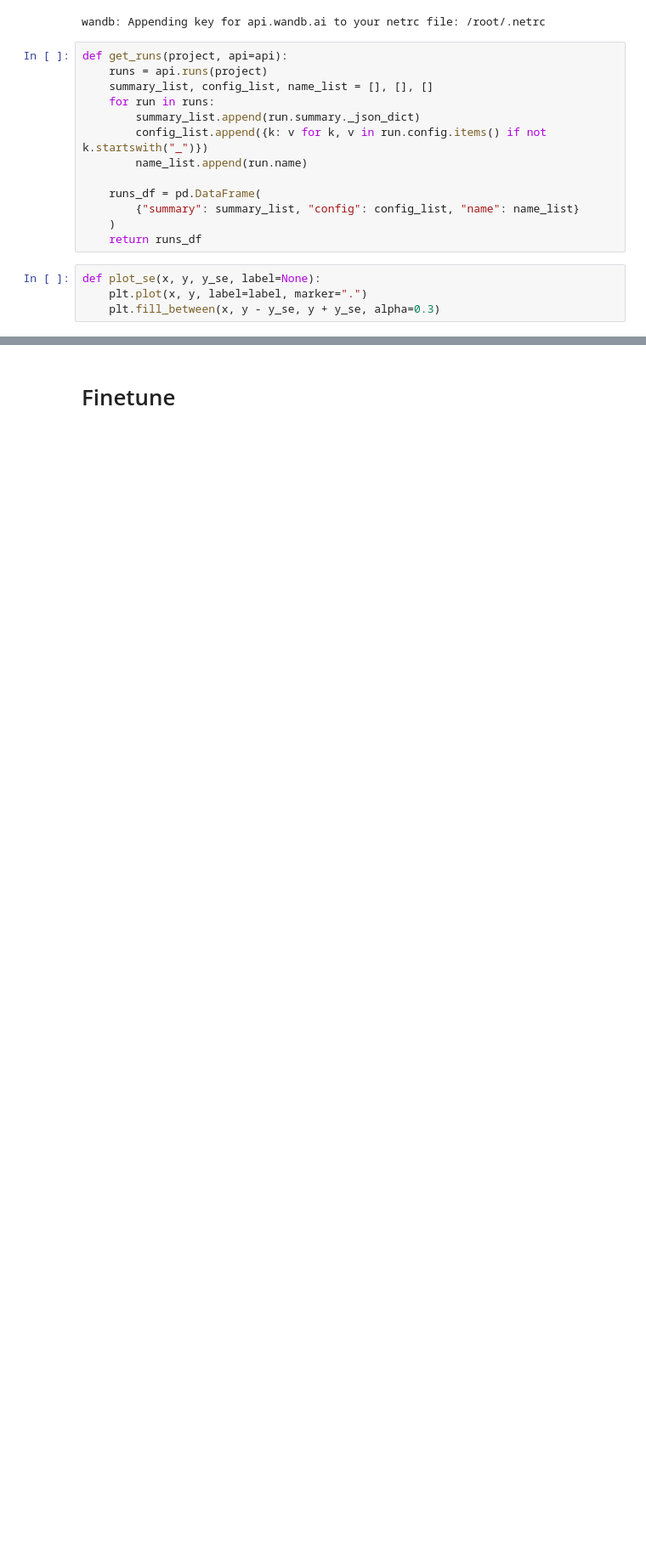
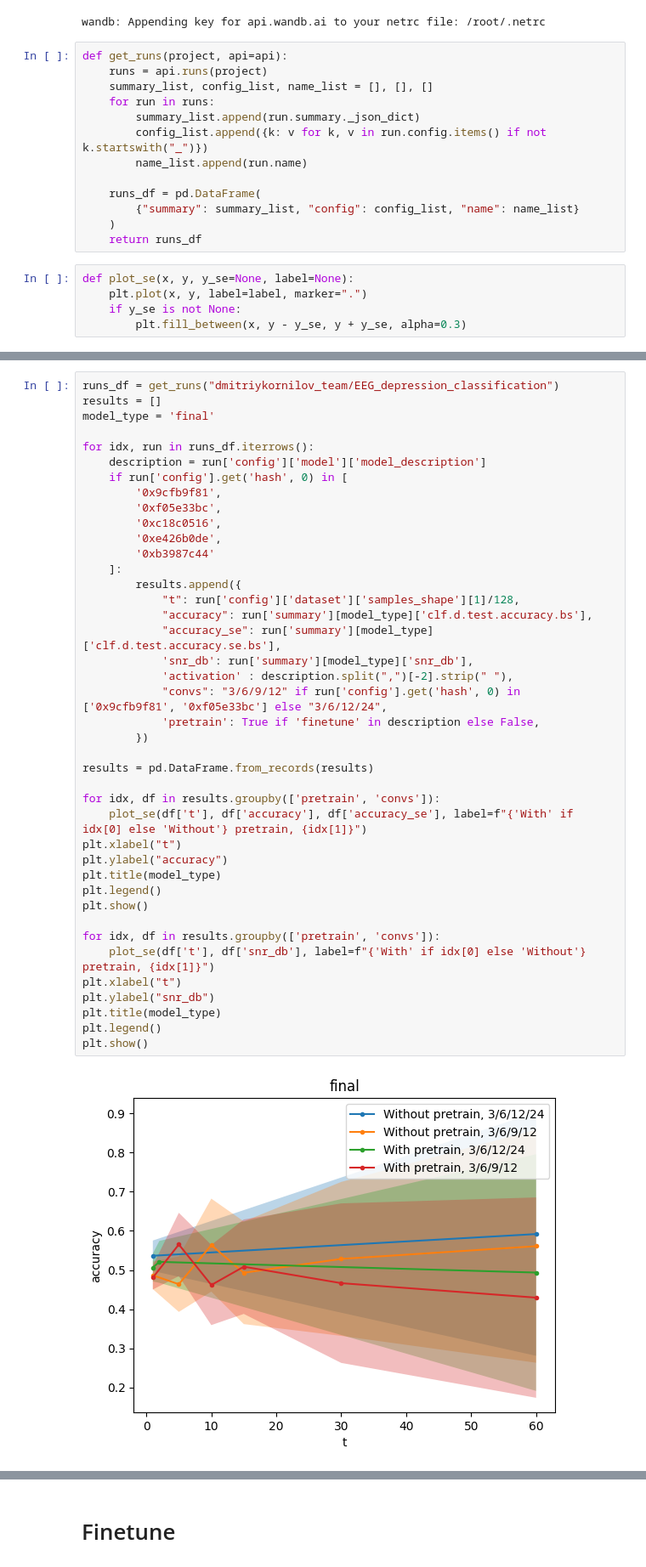
Before and after one commit to dwemer8/Depression_classification_from_EEG, a Jupyter notebook: results_analysis.ipynb, the cells around one changed output, grey strips where cells are left out. Shown at 85% size. Cells and saved outputs as stored; diff of their text form; blank space fills up the shorter version.

```diff
--- a/results_analysis.ipynb
+++ b/results_analysis.ipynb
@@ -24,6 +24,7 @@ def get_runs(project, api=api):
     )
     return runs_df
 # %%
-def plot_se(x, y, y_se, label=None):
+def plot_se(x, y, y_se=None, label=None):
     plt.plot(x, y, label=label, marker=".")
-    plt.fill_between(x, y - y_se, y + y_se, alpha=0.3)
+    if y_se is not None:
+        plt.fill_between(x, y - y_se, y + y_se, alpha=0.3)
@@ -29,0 +35,43 @@ def plot_se(x, y, y_se, label=None):
+# %%
+runs_df = get_runs("dmitriykornilov_team/EEG_depression_classification")
+results = []
+model_type = 'final'
+
+for idx, run in runs_df.iterrows():
+    description = run['config']['model']['model_description']
+    if run['config'].get('hash', 0) in [
+        '0x9cfb9f81',
+        '0xf05e33bc',
+        '0xc18c0516',
+        '0xe426b0de',
+        '0xb3987c44'
+    ]:
+        results.append({
+            "t": run['config']['dataset']['samples_shape'][1]/128,
+            "accuracy": run['summary'][model_type]['clf.d.test.accuracy.bs'],
+            "accuracy_se": run['summary'][model_type]['clf.d.test.accuracy.se.bs'],
+            'snr_db': run['summary'][model_type]['snr_db'],
+            'activation' : description.split(",")[-2].strip(" "),
+            "convs": "3/6/9/12" if run['config'].get('hash', 0) in ['0x9cfb9f81', '0xf05e33bc'] else "3/6/12/24",
+            'pretrain': True if 'finetune' in description else False,
+        })
+
+results = pd.DataFrame.from_records(results)
+
+for idx, df in results.groupby(['pretrain', 'convs']):
+    plot_se(df['t'], df['accuracy'], df['accuracy_se'], label=f"{'With' if idx[0] else 'Without'} pretrain, {idx[1]}")
+plt.xlabel("t")
+plt.ylabel("accuracy")
+plt.title(model_type)
+plt.legend()
+plt.show()
+
+for idx, df in results.groupby(['pretrain', 'convs']):
+    plot_se(df['t'], df['snr_db'], label=f"{'With' if idx[0] else 'Without'} pretrain, {idx[1]}")
+plt.xlabel("t")
+plt.ylabel("snr_db")
+plt.title(model_type)
+plt.legend()
+plt.show()
+# %% [output]
+[figure, added]
```
Also changed, not shown: parts of 15 cells of this notebook, 6 other files.
